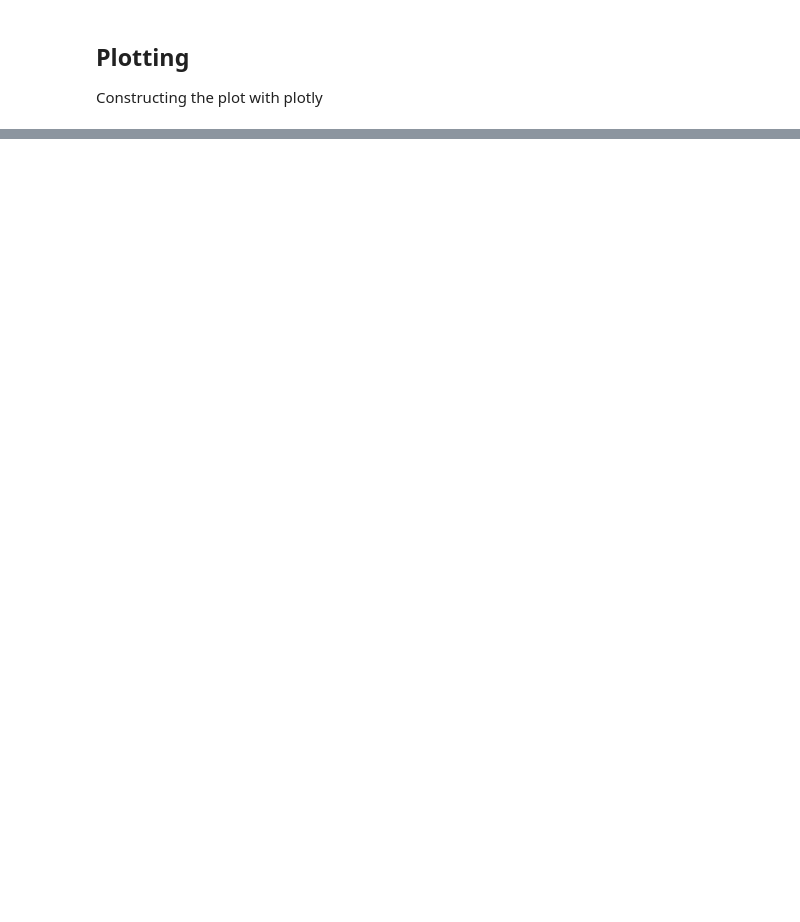
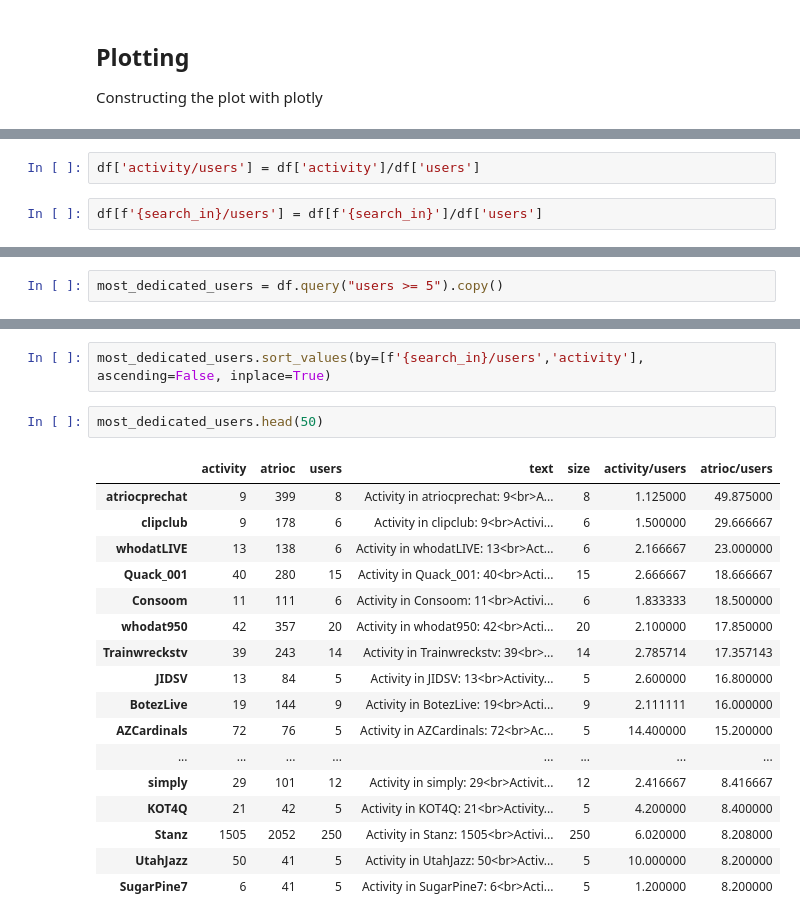
Before and after one commit to maybemaby/RAM, a Jupyter notebook: main.ipynb, the cells around one changed output, grey strips where cells are left out. Saved outputs shown, nothing was run; the diff lists cells and outputs as text; blank space fills up the shorter version.

```diff
--- a/main.ipynb
+++ b/main.ipynb
@@ -189,0 +216,4 @@ df.to_csv(path_or_buf='activity.csv',index=True)
+# %%
+df['activity/users'] = df['activity']/df['users']
+# %%
+df[f'{search_in}/users'] = df[f'{search_in}']/df['users']
@@ -189,0 +232,2 @@ df.to_csv(path_or_buf='activity.csv',index=True)
+# %%
+most_dedicated_users = df.query("users >= 5").copy()
@@ -189,0 +246,22 @@ df.to_csv(path_or_buf='activity.csv',index=True)
+# %%
+most_dedicated_users.sort_values(by=[f'{search_in}/users','activity'], ascending=False, inplace=True)
+# %%
+most_dedicated_users.head(50)
+# %% [output]
+|  | activity | atrioc | users | text | size | activity/users | atrioc/users |
+| atriocprechat | 9 | 399 | 8 | Activity in atriocprechat: 9<br>A... | 8 | 1.125000 | 49.875000 |
+| clipclub | 9 | 178 | 6 | Activity in clipclub: 9<br>Activi... | 6 | 1.500000 | 29.666667 |
+| whodatLIVE | 13 | 138 | 6 | Activity in whodatLIVE: 13<br>Act... | 6 | 2.166667 | 23.000000 |
+| Quack_001 | 40 | 280 | 15 | Activity in Quack_001: 40<br>Acti... | 15 | 2.666667 | 18.666667 |
+| Consoom | 11 | 111 | 6 | Activity in Consoom: 11<br>Activi... | 6 | 1.833333 | 18.500000 |
+| whodat950 | 42 | 357 | 20 | Activity in whodat950: 42<br>Acti... | 20 | 2.100000 | 17.850000 |
+| Trainwreckstv | 39 | 243 | 14 | Activity in Trainwreckstv: 39<br>... | 14 | 2.785714 | 17.357143 |
+| JIDSV | 13 | 84 | 5 | Activity in JIDSV: 13<br>Activity... | 5 | 2.600000 | 16.800000 |
+| BotezLive | 19 | 144 | 9 | Activity in BotezLive: 19<br>Acti... | 9 | 2.111111 | 16.000000 |
+| AZCardinals | 72 | 76 | 5 | Activity in AZCardinals: 72<br>Ac... | 5 | 14.400000 | 15.200000 |
+| ... | ... | ... | ... | ... | ... | ... | ... |
+| simply | 29 | 101 | 12 | Activity in simply: 29<br>Activit... | 12 | 2.416667 | 8.416667 |
+| KOT4Q | 21 | 42 | 5 | Activity in KOT4Q: 21<br>Activity... | 5 | 4.200000 | 8.400000 |
+| Stanz | 1505 | 2052 | 250 | Activity in Stanz: 1505<br>Activi... | 250 | 6.020000 | 8.208000 |
+| UtahJazz | 50 | 41 | 5 | Activity in UtahJazz: 50<br>Activ... | 5 | 10.000000 | 8.200000 |
+| SugarPine7 | 6 | 41 | 5 | Activity in SugarPine7: 6<br>Acti... | 5 | 1.200000 | 8.200000 |
```
Also changed, not shown: parts of 20 cells of this notebook, 2 other files.
